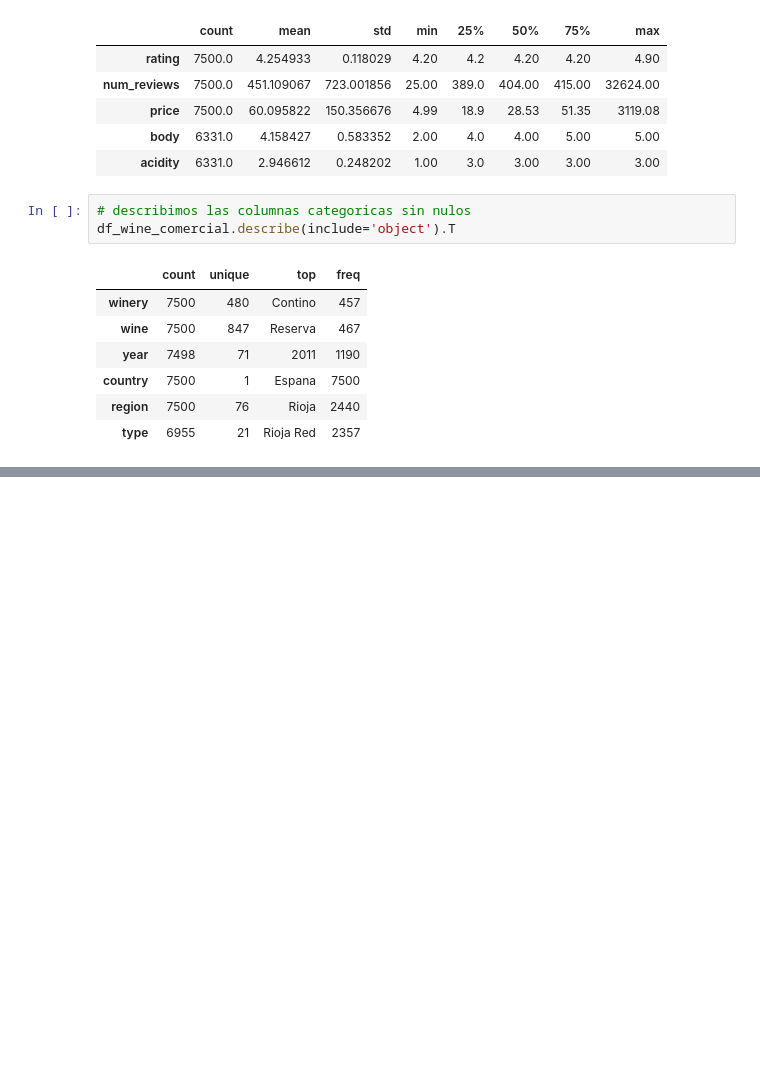
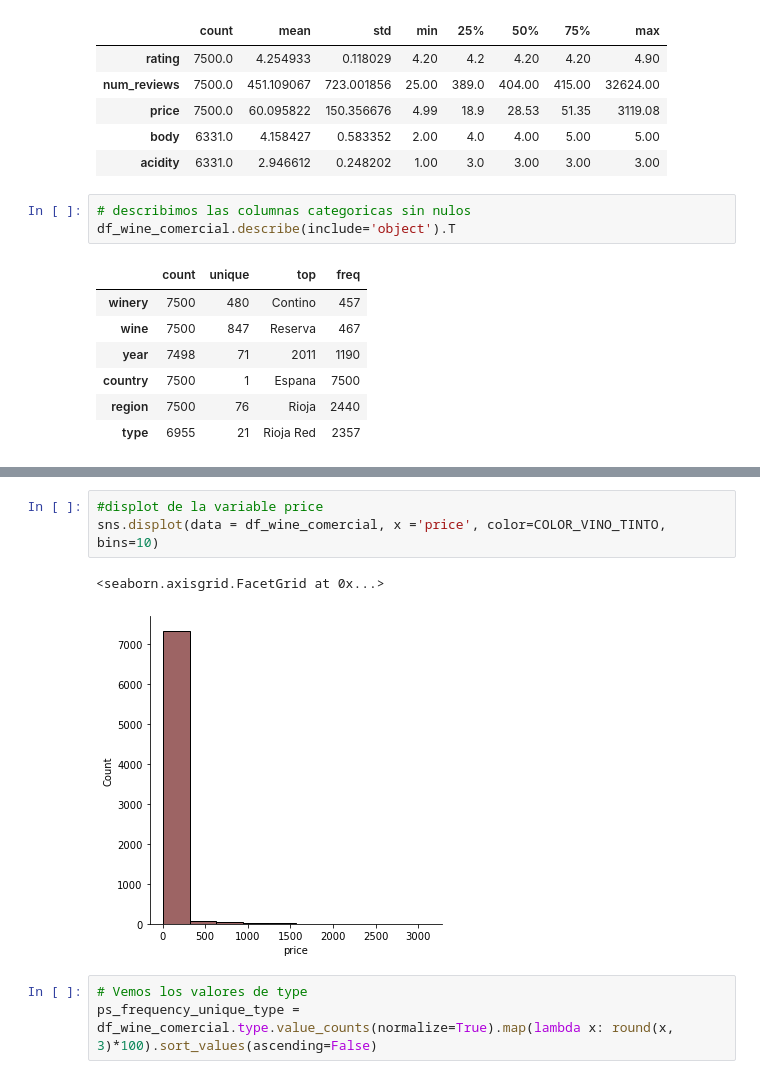
Before and after one commit to car-vigo/vinos-corderhouse, a Jupyter notebook: notebooks/1.0-data.wrangling-descubrimiento.ipynb, the cells around one changed output, grey strips where cells are left out. Drawn from its saved outputs; the diff is of its cells as text; blank space fills up the shorter version.

```diff
--- a/notebooks/1.0-data.wrangling-descubrimiento.ipynb
+++ b/notebooks/1.0-data.wrangling-descubrimiento.ipynb
@@ -305,0 +436,9 @@ df_wine_comercial.describe(include='object').T
+# %%
+#displot de la variable price
+sns.displot(data = df_wine_comercial, x ='price', color=COLOR_VINO_TINTO, bins=10)
+# %% [output]
+<seaborn.axisgrid.FacetGrid at 0x...>
+[figure, added]
+# %%
+# Vemos los valores de type
+ps_frequency_unique_type = df_wine_comercial.type.value_counts(normalize=True).map(lambda x: round(x, 3)*100).sort_values(ascending=False)
```
Also changed, not shown: parts of 44 cells of this notebook, 1 other file.
